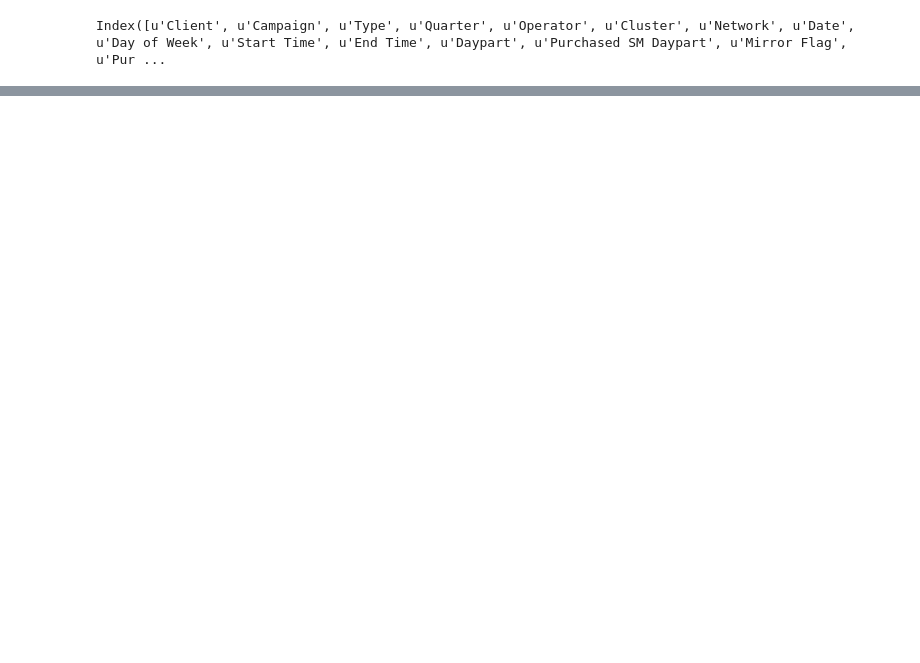
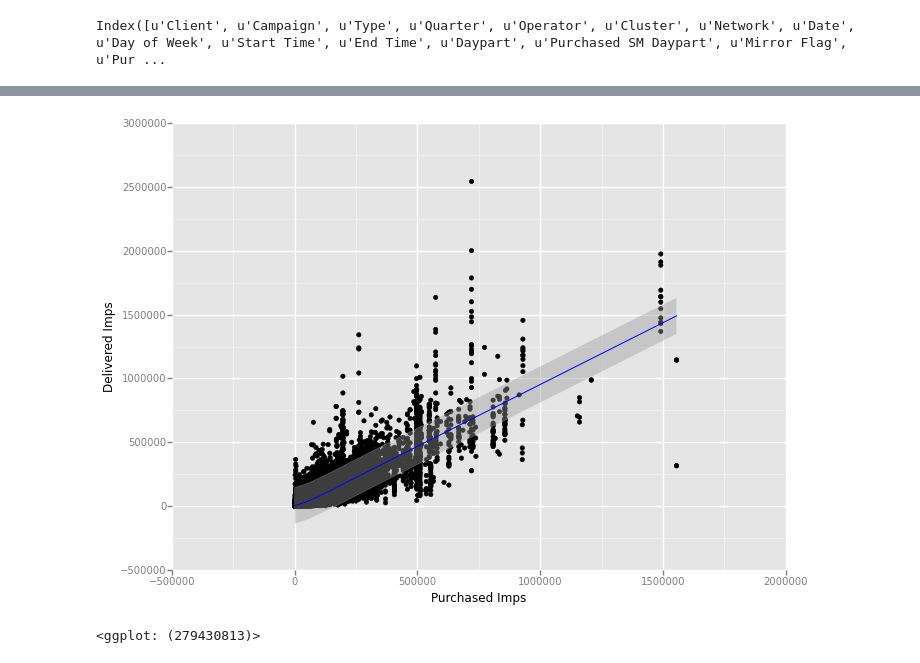
Before and after one commit to asbhat/data-science-class, a Jupyter notebook: final-project/Final Project - Part I.ipynb, the cells around one changed output, grey strips where cells are left out. Saved outputs shown, nothing was run; the diff lists cells and outputs as text; code cells hidden in the pictures; blank space fills up the shorter version.

```diff
--- a/final-project/Final Project - Part I.ipynb
+++ b/final-project/Final Project - Part I.ipynb
@@ -41,0 +46,2 @@ set(rawData['Start Time'])
+# %%
+no14RawData = rawData[rawData['Operator'] != 'Partner14']
@@ -41,0 +78,4 @@ set(rawData['Start Time'])
+# %%
+no14RawData['HH Deliv - Pur'] = no14RawData['Deliv HH Imps'] - no14RawData['Pur Ratecard HH Imps']
+# %%
+matchedData = no14RawData[(no14RawData['Purchased Units'] == 1) & (no14RawData['Delivered Units'] == 1)]
@@ -41,0 +92,5 @@ set(rawData['Start Time'])
+# %%
+ggplot(matchedData, aes(x='Pur Ratecard HH Imps', y='Deliv HH Imps')) + geom_point() + stat_smooth(color='blue') + xlab('Purchased Imps') + ylab('Delivered Imps')
+# %% [output]
+[figure, added]
+<ggplot: (279430813)>
```
Also changed, not shown: parts of 14 cells of this notebook.
